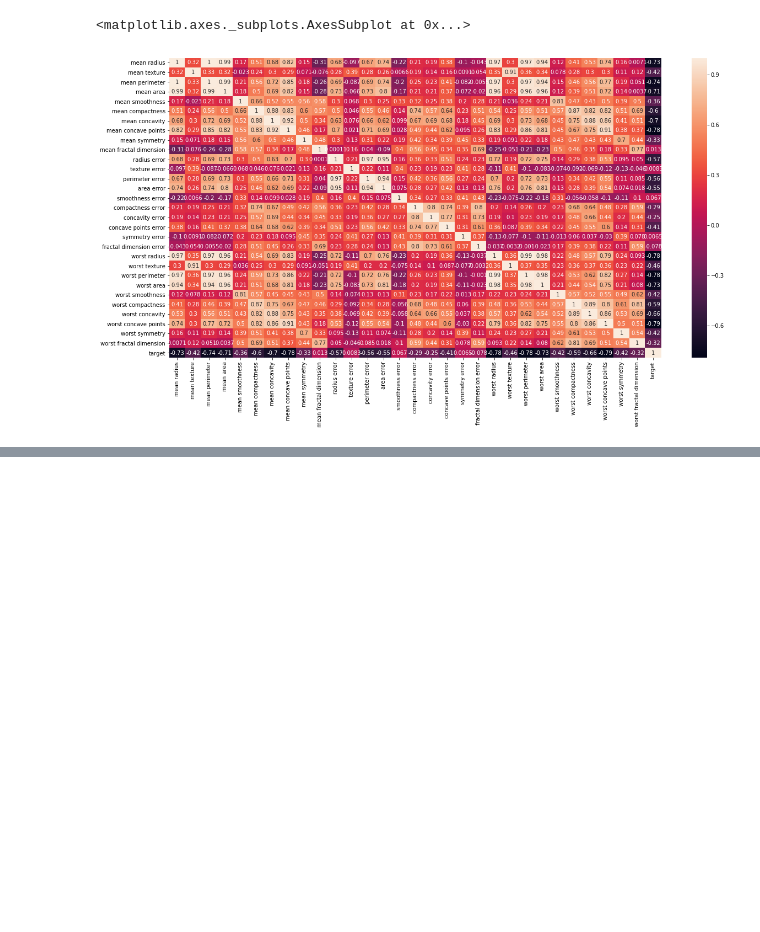
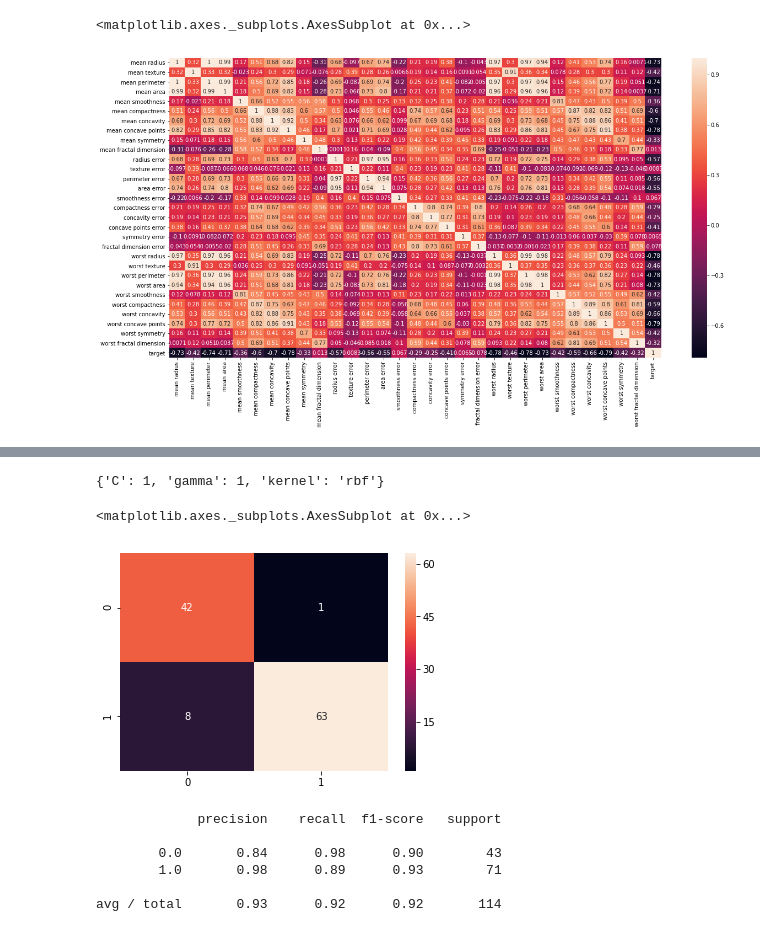
Before and after one commit to Vishal-V/100-Days-of-ML-Code, a Jupyter notebook: Disease Detection/breast_cancer_classification.ipynb, the cells around one changed output, grey strips where cells are left out. Cells and saved outputs as stored; diff of their text form; code cells hidden in the pictures; blank space fills up the shorter version.

```diff
--- a/Disease Detection/breast_cancer_classification.ipynb
+++ b/Disease Detection/breast_cancer_classification.ipynb
@@ -112,0 +145,8 @@ Time taken = 0.04683208465576172 ms
+# %%
+from sklearn.model_selection import GridSearchCV
+
+params = {'C':[0.1,1,10,100], 'kernel':['rbf'], 'gamma':[1,0.1,0.01,0.001]}
+
+grid = GridSearchCV(SVC(), params, refit=True, verbose = 4)
+# %%
+grid.fit(X_train_scaled, Y_train)
@@ -112,0 +201,21 @@ Time taken = 0.04683208465576172 ms
+# %%
+grid.best_params_
+# %% [output]
+{'C': 1, 'gamma': 1, 'kernel': 'rbf'}
+# %%
+grid_pred = grid.predict(X_test_scaled)
+acc = accuracy_score(Y_test, grid_pred)
+conf = confusion_matrix(Y_test, grid_pred)
+sns.heatmap(conf, annot=True)
+# %% [output]
+<matplotlib.axes._subplots.AxesSubplot at 0x...>
+[figure, added]
+# %%
+print(classification_report(Y_test, grid_pred))
+# %% [output]
+             precision    recall  f1-score   support
+
+        0.0       0.84      0.98      0.90        43
+        1.0       0.98      0.89      0.93        71
+
+avg / total       0.93      0.92      0.92       114
```
Also changed, not shown: parts of 9 cells of this notebook, 1 other file.
